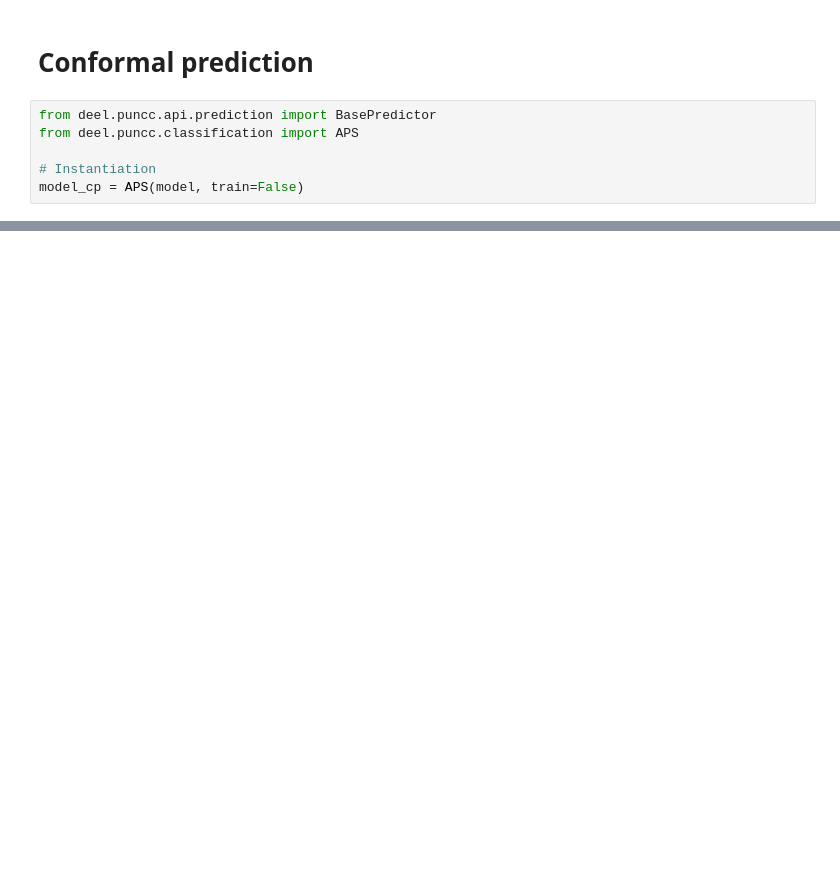
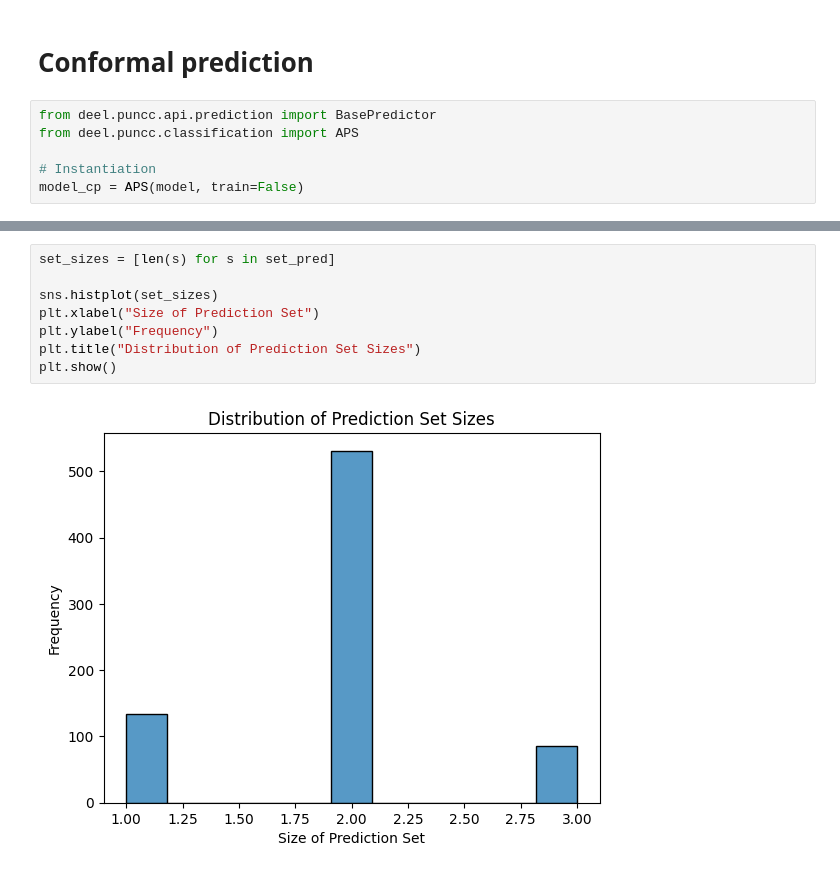
Before and after one commit to madelineapeters/MIDAS-UQ-carpentry, a Jupyter notebook: iris_dataset/Nanta/CP_classification.ipynb, the cells around one changed output, grey strips where cells are left out. Cells and saved outputs as stored; diff of their text form; blank space fills up the shorter version.

```diff
--- a/iris_dataset/Nanta/CP_classification.ipynb
+++ b/iris_dataset/Nanta/CP_classification.ipynb
@@ -244,0 +246,10 @@ Calibrated treshold : 0.84
+# %%
+set_sizes = [len(s) for s in set_pred]
+
+sns.histplot(set_sizes)
+plt.xlabel("Size of Prediction Set")
+plt.ylabel("Frequency")
+plt.title("Distribution of Prediction Set Sizes")
+plt.show()
+# %% [output]
+[figure, added]
```
Also changed, not shown: parts of 9 cells of this notebook.
